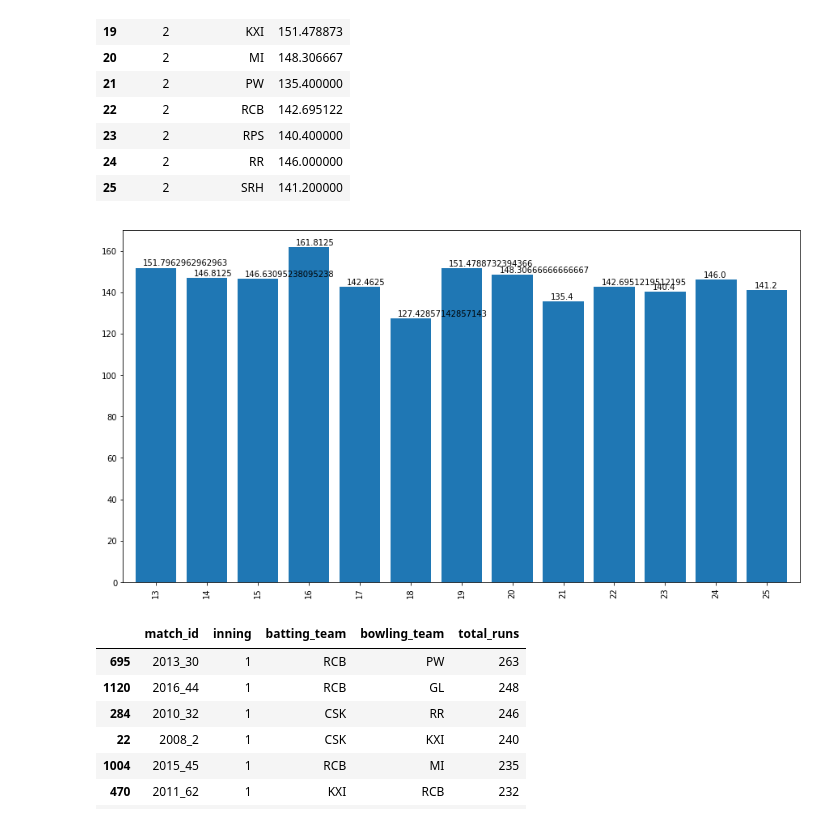
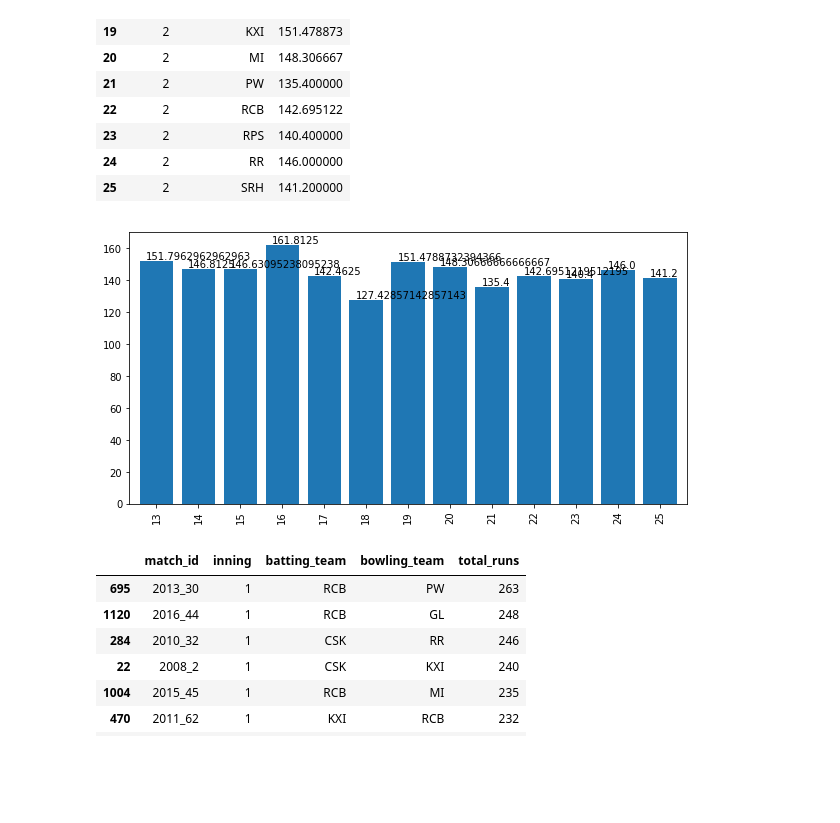
Before and after one commit to kapilgolimar/IPL_DATASET_ANALYSIS, a Jupyter notebook: IPL.ipynb, the cells around one changed output. Drawn from its saved outputs; the diff is of its cells as text; code cells hidden in the pictures; blank space fills up the shorter version.

```diff
--- a/IPL.ipynb
+++ b/IPL.ipynb
@@ -236,13 +236,13 @@ innings_two
 | 24 | 2 | RR | 146.000000 |
 | 25 | 2 | SRH | 141.200000 |
 # %%
-plt.subplots(figsize=(15,8))
+plt.subplots(figsize=(10,5))
 ax=(innings_two['total_runs']).plot.bar(width=0.8)
 for p in ax.patches:
     ax.annotate(format(p.get_height()), (p.get_x()+0.15, p.get_height()+1))
 plt.show()
 # %% [output]
-[figure, old version]
+[figure, new version]
 # %%
 #team that scored 200+ scores.
 high_scores=ball.groupby(['match_id','inning','batting_team','bowling_team'])['total_runs'].sum().reset_index()
```
Also changed, not shown: parts of 32 cells of this notebook.
